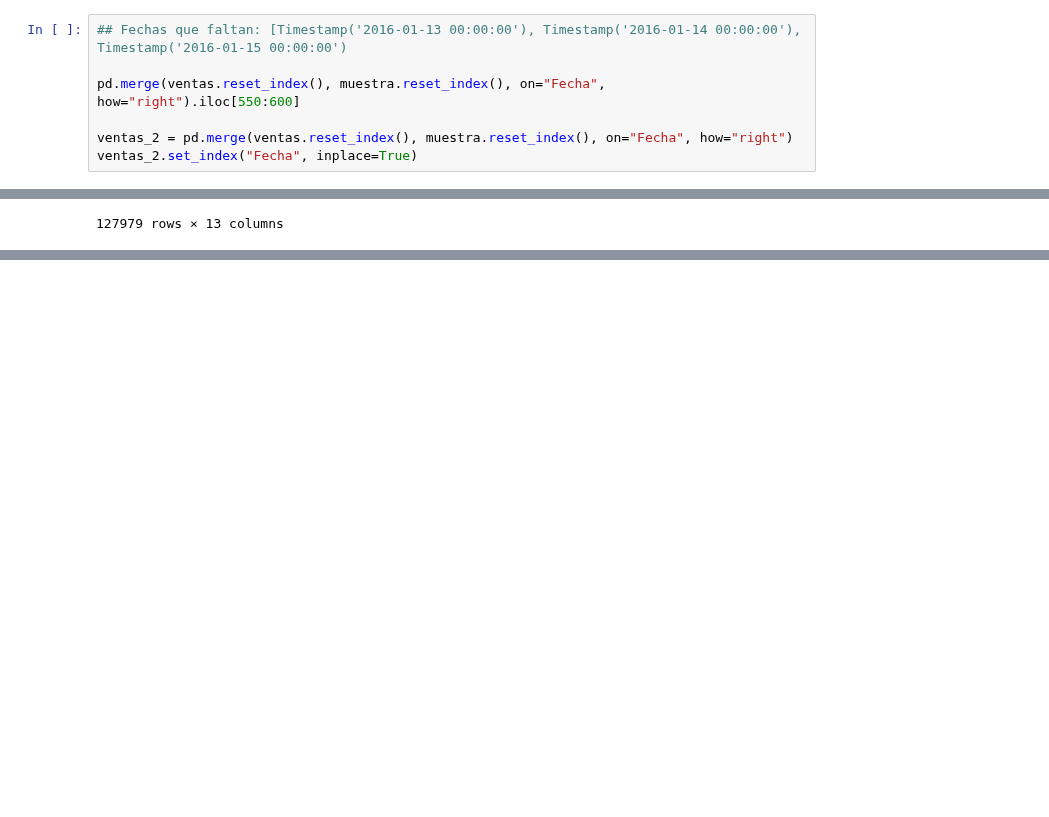
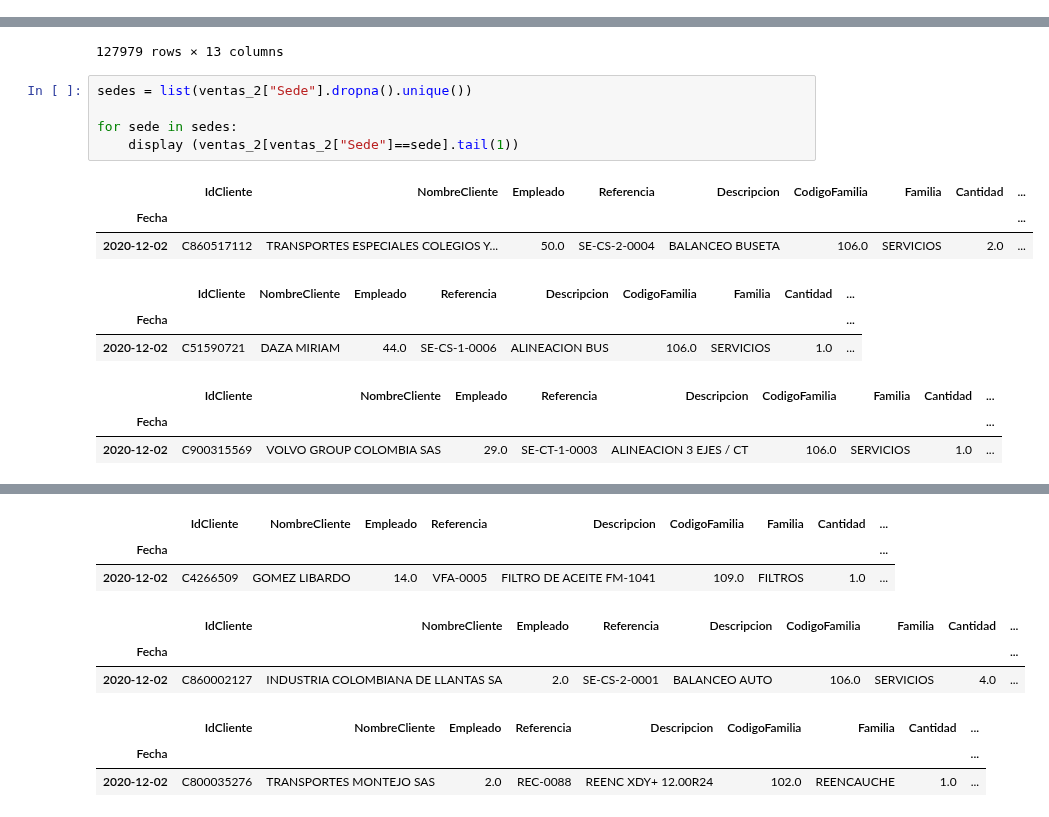
Before and after one commit to jackonedev/timeseries-project, a Jupyter notebook: data-science.ipynb, the cells around one changed output, grey strips where cells are left out. Saved outputs shown, nothing was run; the diff lists cells and outputs as text; blank space fills up the shorter version.

```diff
--- a/data-science.ipynb
+++ b/data-science.ipynb
@@ -251,7 +154,0 @@ DatetimeIndex(['2016-01-09', '2016-01-10', '2016-01-11', '2016-01-12',
-# %%
-## Fechas que faltan: [Timestamp('2016-01-13 00:00:00'), Timestamp('2016-01-14 00:00:00'), Timestamp('2016-01-15 00:00:00')
-
-pd.merge(ventas.reset_index(), muestra.reset_index(), on="Fecha", how="right").iloc[550:600]
-
-ventas_2 = pd.merge(ventas.reset_index(), muestra.reset_index(), on="Fecha", how="right")
-ventas_2.set_index("Fecha", inplace=True)
@@ -307,3 +185,18 @@ ventas_2
 | 2020-12-02 | C900315569 | VOLVO GROUP COLOMBIA SAS | 29.0 | SE-CT-1-0003 | ALINEACION 3 EJES / CT | 106.0 | SERVICIOS | 1.0 | ... |
 | 2020-12-02 | C860517112 | TRANSPORTES ESPECIALES COLEGIOS Y... | 50.0 | SE-CS-2-0004 | BALANCEO BUSETA | 106.0 | SERVICIOS | 2.0 | ... |
 127979 rows × 13 columns
+# %%
+sedes = list(ventas_2["Sede"].dropna().unique())
+
+for sede in sedes:
+    display (ventas_2[ventas_2["Sede"]==sede].tail(1))
+# %% [output]
+|  | IdCliente | NombreCliente | Empleado | Referencia | Descripcion | CodigoFamilia | Familia | Cantidad | ... |
+| Fecha |  |  |  |  |  |  |  |  | ... |
+| 2020-12-02 | C860517112 | TRANSPORTES ESPECIALES COLEGIOS Y... | 50.0 | SE-CS-2-0004 | BALANCEO BUSETA | 106.0 | SERVICIOS | 2.0 | ... |
+|  | IdCliente | NombreCliente | Empleado | Referencia | Descripcion | CodigoFamilia | Familia | Cantidad | ... |
+| Fecha |  |  |  |  |  |  |  |  | ... |
+| 2020-12-02 | C51590721 | DAZA MIRIAM | 44.0 | SE-CS-1-0006 | ALINEACION BUS | 106.0 | SERVICIOS | 1.0 | ... |
+|  | IdCliente | NombreCliente | Empleado | Referencia | Descripcion | CodigoFamilia | Familia | Cantidad | ... |
+| Fecha |  |  |  |  |  |  |  |  | ... |
+| 2020-12-02 | C900315569 | VOLVO GROUP COLOMBIA SAS | 29.0 | SE-CT-1-0003 | ALINEACION 3 EJES / CT | 106.0 | SERVICIOS | 1.0 | ... |
@@ -309,0 +206,9 @@ ventas_2
+|  | IdCliente | NombreCliente | Empleado | Referencia | Descripcion | CodigoFamilia | Familia | Cantidad | ... |
+| Fecha |  |  |  |  |  |  |  |  | ... |
+| 2020-12-02 | C4266509 | GOMEZ LIBARDO | 14.0 | VFA-0005 | FILTRO DE ACEITE FM-1041 | 109.0 | FILTROS | 1.0 | ... |
+|  | IdCliente | NombreCliente | Empleado | Referencia | Descripcion | CodigoFamilia | Familia | Cantidad | ... |
+| Fecha |  |  |  |  |  |  |  |  | ... |
+| 2020-12-02 | C860002127 | INDUSTRIA COLOMBIANA DE LLANTAS SA | 2.0 | SE-CS-2-0001 | BALANCEO AUTO | 106.0 | SERVICIOS | 4.0 | ... |
+|  | IdCliente | NombreCliente | Empleado | Referencia | Descripcion | CodigoFamilia | Familia | Cantidad | ... |
+| Fecha |  |  |  |  |  |  |  |  | ... |
+| 2020-12-02 | C800035276 | TRANSPORTES MONTEJO SAS | 2.0 | REC-0088 | REENC XDY+ 12.00R24 | 102.0 | REENCAUCHE | 1.0 | ... |
```
Also changed, not shown: parts of 30 cells of this notebook, 2 other files.
